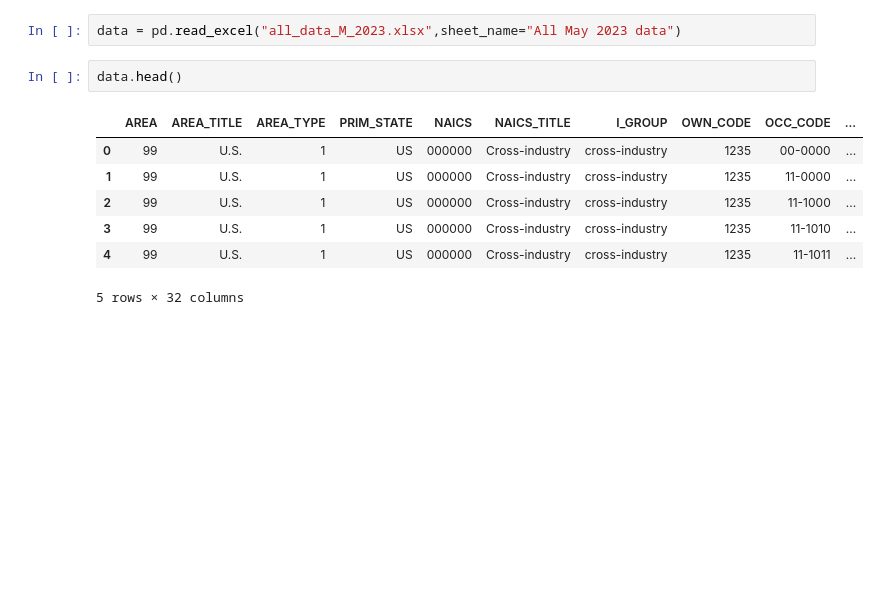
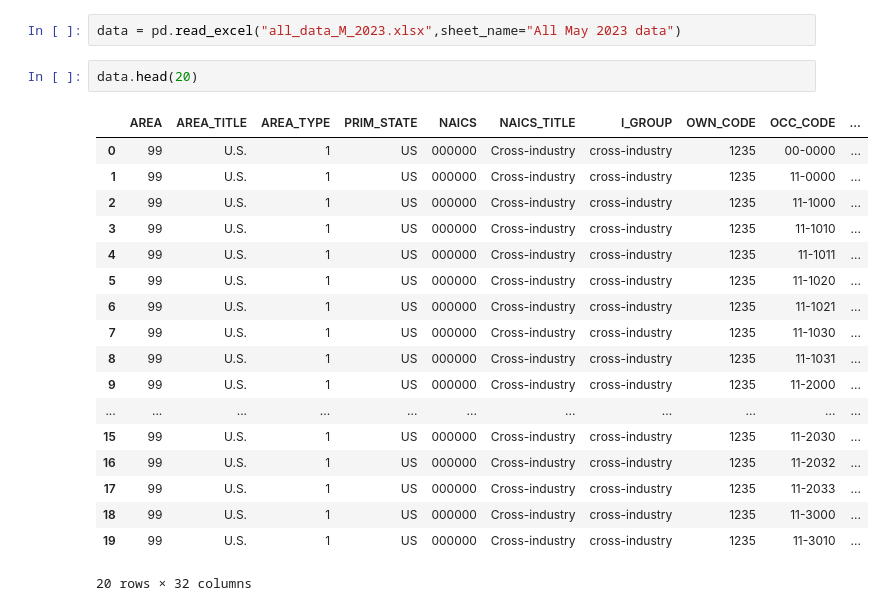
Before and after one commit to Rayenbt/Occupations_analysis_US, a Jupyter notebook: CA1.ipynb, the cells around one changed output. Cells and saved outputs as stored; diff of their text form; blank space fills up the shorter version.

```diff
--- a/CA1.ipynb
+++ b/CA1.ipynb
@@ -4,12 +4,23 @@ import matplotlib.pyplot as plt
 # %%
 data = pd.read_excel("all_data_M_2023.xlsx",sheet_name="All May 2023 data")
 # %%
-data.head()
+data.head(20)
 # %% [output]
 |  | AREA | AREA_TITLE | AREA_TYPE | PRIM_STATE | NAICS | NAICS_TITLE | I_GROUP | OWN_CODE | OCC_CODE | ... |
 | 0 | 99 | U.S. | 1 | US | 000000 | Cross-industry | cross-industry | 1235 | 00-0000 | ... |
 | 1 | 99 | U.S. | 1 | US | 000000 | Cross-industry | cross-industry | 1235 | 11-0000 | ... |
 | 2 | 99 | U.S. | 1 | US | 000000 | Cross-industry | cross-industry | 1235 | 11-1000 | ... |
 | 3 | 99 | U.S. | 1 | US | 000000 | Cross-industry | cross-industry | 1235 | 11-1010 | ... |
 | 4 | 99 | U.S. | 1 | US | 000000 | Cross-industry | cross-industry | 1235 | 11-1011 | ... |
+| 5 | 99 | U.S. | 1 | US | 000000 | Cross-industry | cross-industry | 1235 | 11-1020 | ... |
+| 6 | 99 | U.S. | 1 | US | 000000 | Cross-industry | cross-industry | 1235 | 11-1021 | ... |
+| 7 | 99 | U.S. | 1 | US | 000000 | Cross-industry | cross-industry | 1235 | 11-1030 | ... |
+| 8 | 99 | U.S. | 1 | US | 000000 | Cross-industry | cross-industry | 1235 | 11-1031 | ... |
+| 9 | 99 | U.S. | 1 | US | 000000 | Cross-industry | cross-industry | 1235 | 11-2000 | ... |
+| ... | ... | ... | ... | ... | ... | ... | ... | ... | ... | ... |
+| 15 | 99 | U.S. | 1 | US | 000000 | Cross-industry | cross-industry | 1235 | 11-2030 | ... |
+| 16 | 99 | U.S. | 1 | US | 000000 | Cross-industry | cross-industry | 1235 | 11-2032 | ... |
+| 17 | 99 | U.S. | 1 | US | 000000 | Cross-industry | cross-industry | 1235 | 11-2033 | ... |
+| 18 | 99 | U.S. | 1 | US | 000000 | Cross-industry | cross-industry | 1235 | 11-3000 | ... |
+| 19 | 99 | U.S. | 1 | US | 000000 | Cross-industry | cross-industry | 1235 | 11-3010 | ... |
-5 rows × 32 columns
+20 rows × 32 columns
```
Also changed, not shown: parts of 5 cells of this notebook.
